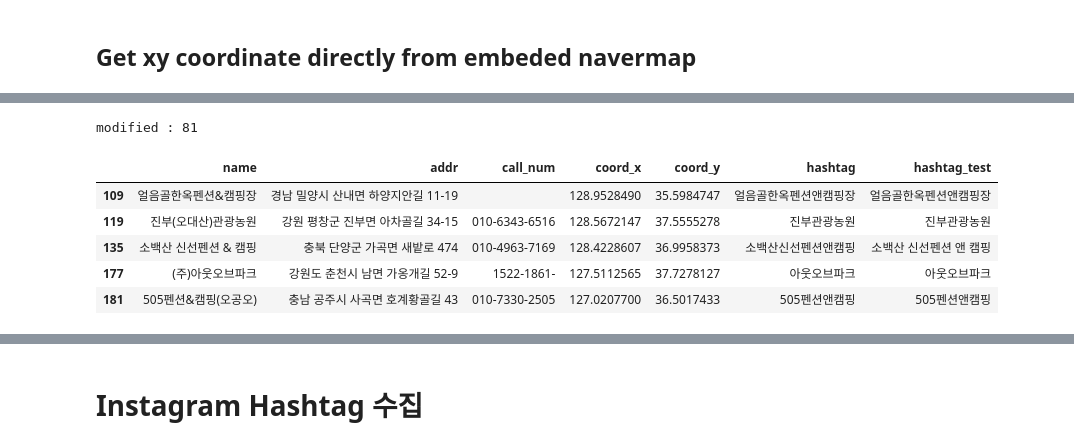
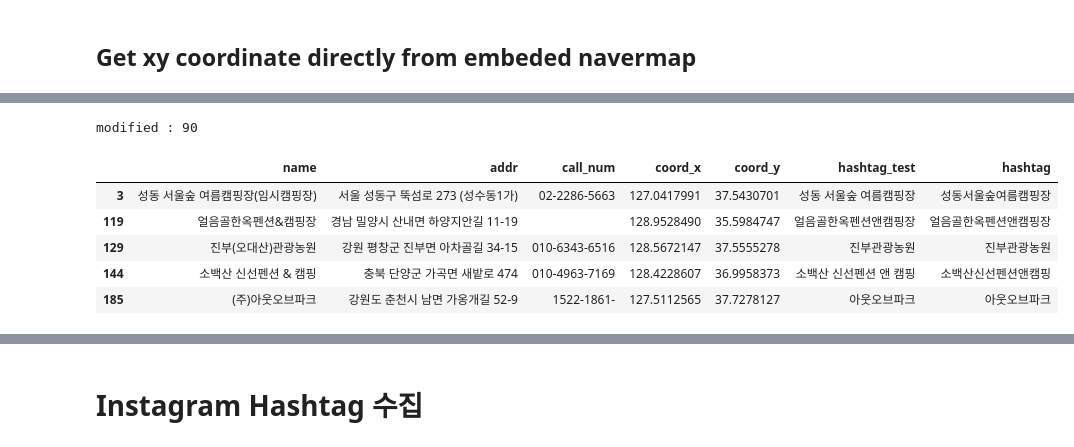
Before and after one commit to mapmatters/layerbylayer, a Jupyter notebook: get_siteinfo_2.ipynb, the cells around one changed output, grey strips where cells are left out. Drawn from its saved outputs; the diff is of its cells as text; code cells hidden in the pictures.

```diff
--- a/get_siteinfo_2.ipynb
+++ b/get_siteinfo_2.ipynb
@@ -143,37 +139,45 @@ def name_for_tag(x):
     elif x=="(주)자연에너지-드림랜드오토캠핑장": return "드림랜드오토캠핑장"
     elif x=="소회산리멍우리협곡관광농원(캠핑장)": return "멍우리협곡캠핑장"
     elif x=="춘천Believing(빌리빙)캠핑장": return "춘천빌리빙캠핑장"
     elif x=="변산반도국립공원 고사포 야영장 (임시)": return "고사포야영장"
     elif x=="A&J오토캠핑장": return "AJ오토캠핑장"
     elif x=="Camp 1950 by 민들레울": return "camp1950"
     elif x=="(주)자연인": return "자연인글램핑"
     elif x=="(주)수동자연마을 힐링별밤수목원캠핑장": return "힐링별밤수목원캠핑장"
     elif x=="stay714": return "스테이714"
     elif x=="선녀와나무꾼": return "선녀와나무꾼캠핑장"
     elif x=="블루스카이": return "블루스카이캠핑장"
     elif x=="CLUB 596": return "클럽596"
     elif x=="비토애": return "비토애글램핑"
     elif x=="(주)연합진흥 경도 글램핑파크": return "경도글램핑파크"
     elif x=="(주)태평소금 천일염 힐링캠프": return "천일염힐링캠프"
     elif x=="누룽지": return "누룽지캠핑장"
     elif x=="포시즌": return "포시즌캠핑장"
     elif x=="마이웨이 리조트 관광": return "마이웨이리조트"
+    elif x=="바오바오": return "바오바오글램핑"
+    elif x=="블루마운틴": return "팔공산블루마운틴"
+    elif x=="별헤는 밤": return "별헤는밤캠핑장"
+    elif x=="선녀와 나무꾼": return "선녀와나무꾼캠핑장"
+    elif x=="테르메덴": return "테르메덴카라반"
+    elif x=="캠프통 아일랜드": return "캠프통아일랜드글램핑"
+    elif x=="포세이돈": return "포세이돈카라반"# 2266	(주)포세이돈	20904
+    elif x=="노을캠핑장": return "강화노을캠핑장"# 1005	노을캠핑장	18276
 
     elif "&" in x: return re.sub("&","앤", x)
     elif re.search("\(.*\)", x): return re.sub("\(.*\)","", x)
     else: return x
 #     else: return x.replace(" ","").strip()
 
 df["hashtag_test"] = df["name"].apply(name_for_tag)
 df["hashtag_test"] = df["hashtag_test"].apply(name_for_tag)
 df["hashtag"] = df["hashtag_test"].apply(lambda x: x.replace(" ","").strip())
 print('modified : {count}'.format(count=len(df[df["name"]!=df['hashtag_test']])))
 df[df["name"]!=df['hashtag_test']].head()
 # %% [output]
-modified : 81
+modified : 90
-|  | name | addr | call_num | coord_x | coord_y | hashtag | hashtag_test |
-| 109 | 얼음골한옥펜션&캠핑장 | 경남 밀양시 산내면 하양지안길 11-19 |  | 128.9528490 | 35.5984747 | 얼음골한옥펜션앤캠핑장 | 얼음골한옥펜션앤캠핑장 |
-| 119 | 진부(오대산)관광농원 | 강원 평창군 진부면 아차골길 34-15 | 010-6343-6516 | 128.5672147 | 37.5555278 | 진부관광농원 | 진부관광농원 |
-| 135 | 소백산 신선펜션 & 캠핑 | 충북 단양군 가곡면 새밭로 474 | 010-4963-7169 | 128.4228607 | 36.9958373 | 소백산신선펜션앤캠핑 | 소백산 신선펜션 앤 캠핑 |
-| 177 | (주)아웃오브파크 | 강원도 춘천시 남면 가옹개길 52-9 | 1522-1861- | 127.5112565 | 37.7278127 | 아웃오브파크 | 아웃오브파크 |
-| 181 | 505펜션&캠핑(오공오) | 충남 공주시 사곡면 호계황골길 43 | 010-7330-2505 | 127.0207700 | 36.5017433 | 505펜션앤캠핑 | 505펜션앤캠핑 |
+|  | name | addr | call_num | coord_x | coord_y | hashtag_test | hashtag |
+| 3 | 성동 서울숲 여름캠핑장(임시캠핑장) | 서울 성동구 뚝섬로 273 (성수동1가) | 02-2286-5663 | 127.0417991 | 37.5430701 | 성동 서울숲 여름캠핑장 | 성동서울숲여름캠핑장 |
+| 119 | 얼음골한옥펜션&캠핑장 | 경남 밀양시 산내면 하양지안길 11-19 |  | 128.9528490 | 35.5984747 | 얼음골한옥펜션앤캠핑장 | 얼음골한옥펜션앤캠핑장 |
+| 129 | 진부(오대산)관광농원 | 강원 평창군 진부면 아차골길 34-15 | 010-6343-6516 | 128.5672147 | 37.5555278 | 진부관광농원 | 진부관광농원 |
+| 144 | 소백산 신선펜션 & 캠핑 | 충북 단양군 가곡면 새밭로 474 | 010-4963-7169 | 128.4228607 | 36.9958373 | 소백산 신선펜션 앤 캠핑 | 소백산신선펜션앤캠핑 |
+| 185 | (주)아웃오브파크 | 강원도 춘천시 남면 가옹개길 52-9 | 1522-1861- | 127.5112565 | 37.7278127 | 아웃오브파크 | 아웃오브파크 |
```
Also changed, not shown: parts of 19 cells of this notebook.
